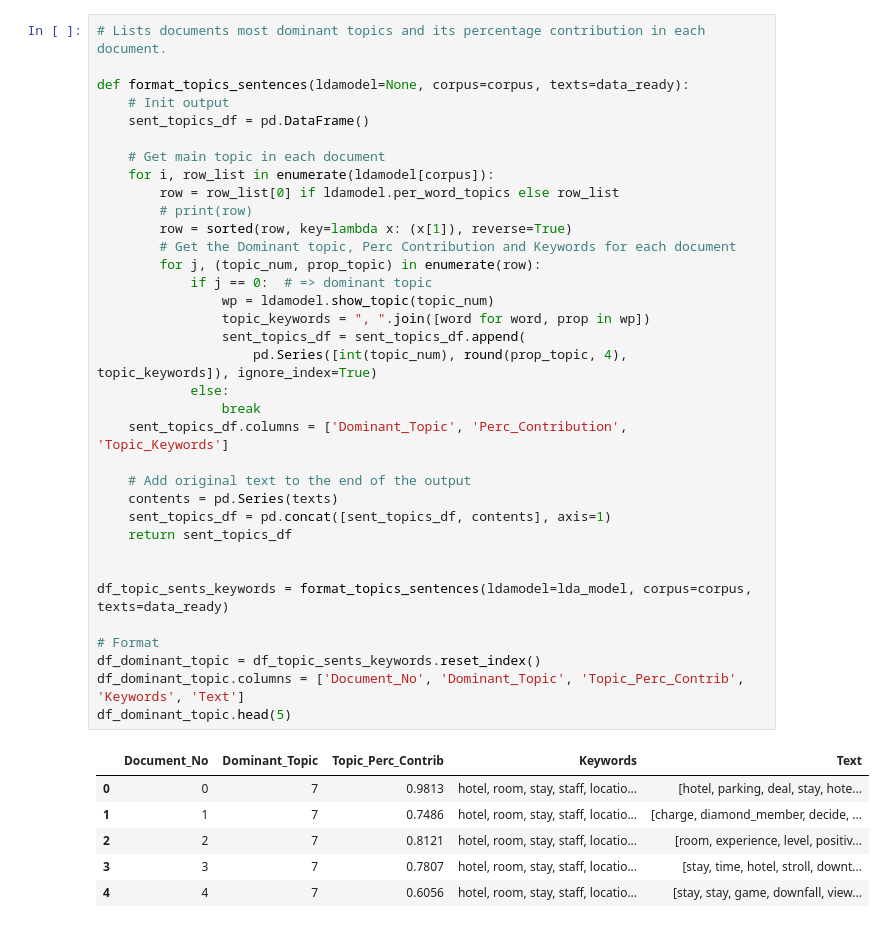
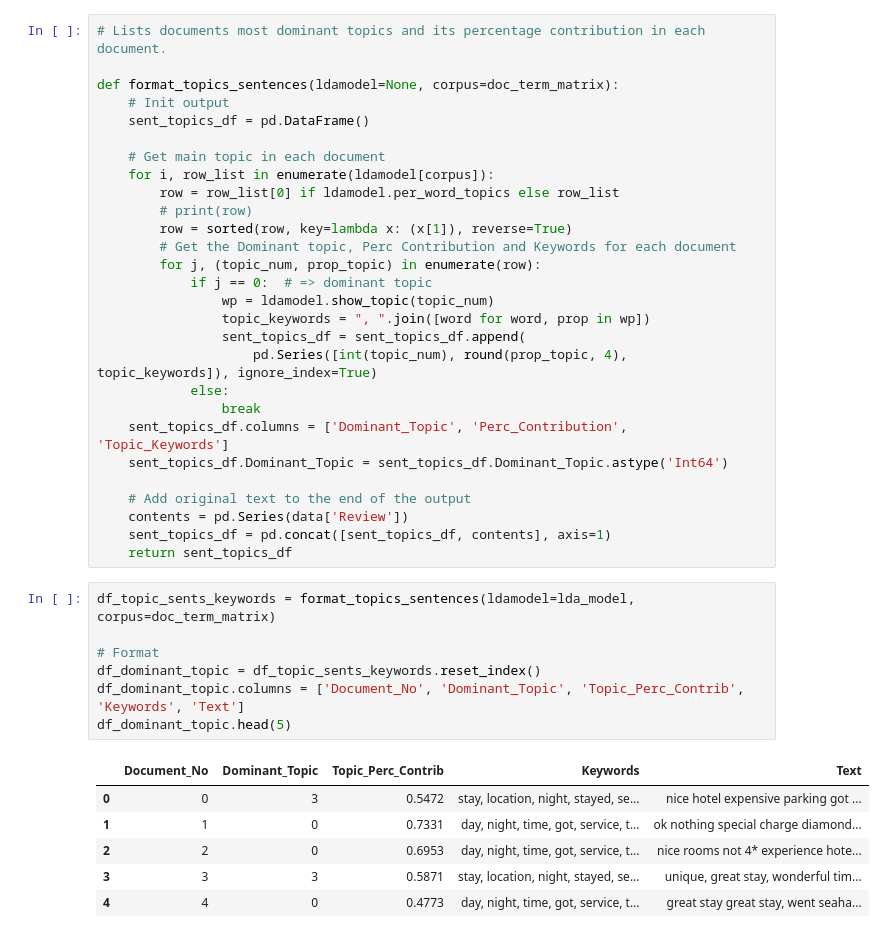
Before and after one commit to Milan-Exchange/Text-Mining-and-Search, a Jupyter notebook: topic_modeling/lda.ipynb, the cells around one changed output. Saved outputs shown, nothing was run; the diff lists cells and outputs as text.

```diff
--- a/topic_modeling/lda.ipynb
+++ b/topic_modeling/lda.ipynb
@@ -244,7 +174,7 @@ C_v Score:  0.3330019639871963
 # %%
 # Lists documents most dominant topics and its percentage contribution in each document.
 
-def format_topics_sentences(ldamodel=None, corpus=corpus, texts=data_ready):
+def format_topics_sentences(ldamodel=None, corpus=doc_term_matrix):
     # Init output
     sent_topics_df = pd.DataFrame()
 
@@ -263,26 +193,26 @@ def format_topics_sentences(ldamodel=None, corpus=corpus, texts=data_ready):
             else:
                 break
     sent_topics_df.columns = ['Dominant_Topic', 'Perc_Contribution', 'Topic_Keywords']
+    sent_topics_df.Dominant_Topic = sent_topics_df.Dominant_Topic.astype('Int64')
 
     # Add original text to the end of the output
-    contents = pd.Series(texts)
+    contents = pd.Series(data['Review'])
     sent_topics_df = pd.concat([sent_topics_df, contents], axis=1)
     return sent_topics_df
-
-
-df_topic_sents_keywords = format_topics_sentences(ldamodel=lda_model, corpus=corpus, texts=data_ready)
-
-# Format
-df_dominant_topic = df_topic_sents_keywords.reset_index()
-df_dominant_topic.columns = ['Document_No', 'Dominant_Topic', 'Topic_Perc_Contrib', 'Keywords', 'Text']
-df_dominant_topic.head(5)
-# %% [output]
-|  | Document_No | Dominant_Topic | Topic_Perc_Contrib | Keywords | Text |
-| 0 | 0 | 7 | 0.9813 | hotel, room, stay, staff, locatio... | [hotel, parking, deal, stay, hote... |
-| 1 | 1 | 7 | 0.7486 | hotel, room, stay, staff, locatio... | [charge, diamond_member, decide, ... |
-| 2 | 2 | 7 | 0.8121 | hotel, room, stay, staff, locatio... | [room, experience, level, positiv... |
-| 3 | 3 | 7 | 0.7807 | hotel, room, stay, staff, locatio... | [stay, time, hotel, stroll, downt... |
-| 4 | 4 | 7 | 0.6056 | hotel, room, stay, staff, locatio... | [stay, stay, game, downfall, view... |
+# %%
+df_topic_sents_keywords = format_topics_sentences(ldamodel=lda_model, corpus=doc_term_matrix)
+
+# Format
+df_dominant_topic = df_topic_sents_keywords.reset_index()
+df_dominant_topic.columns = ['Document_No', 'Dominant_Topic', 'Topic_Perc_Contrib', 'Keywords', 'Text']
+df_dominant_topic.head(5)
+# %% [output]
+|  | Document_No | Dominant_Topic | Topic_Perc_Contrib | Keywords | Text |
+| 0 | 0 | 3 | 0.5472 | stay, location, night, stayed, se... | nice hotel expensive parking got ... |
+| 1 | 1 | 0 | 0.7331 | day, night, time, got, service, t... | ok nothing special charge diamond... |
+| 2 | 2 | 0 | 0.6953 | day, night, time, got, service, t... | nice rooms not 4* experience hote... |
+| 3 | 3 | 3 | 0.5871 | stay, location, night, stayed, se... | unique, great stay, wonderful tim... |
+| 4 | 4 | 0 | 0.4773 | day, night, time, got, service, t... | great stay great stay, went seaha... |
 # %%
 # Lists all topics and displays the most central tokens and representative sentence for each topic.
 
```
Also changed, not shown: parts of 24 cells of this notebook, 1 other file.
